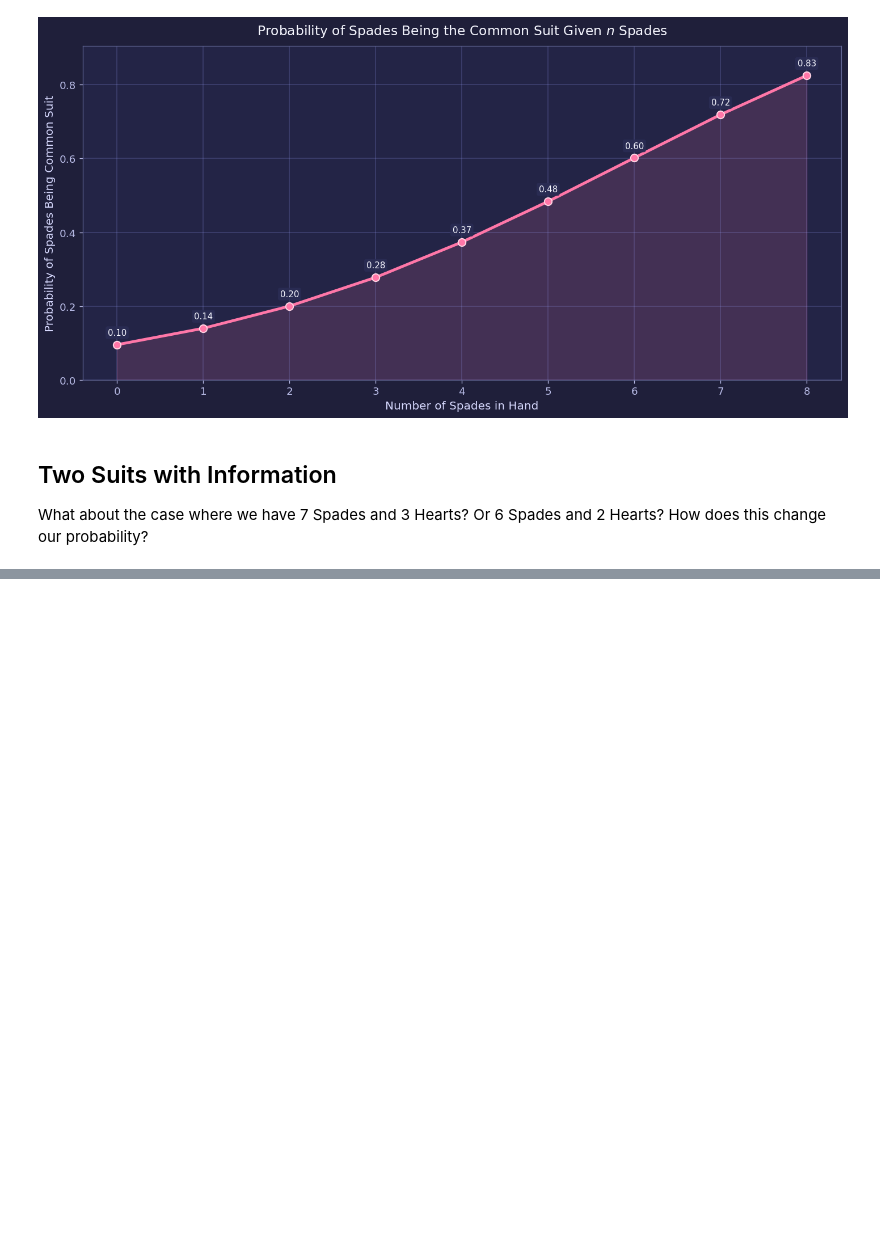
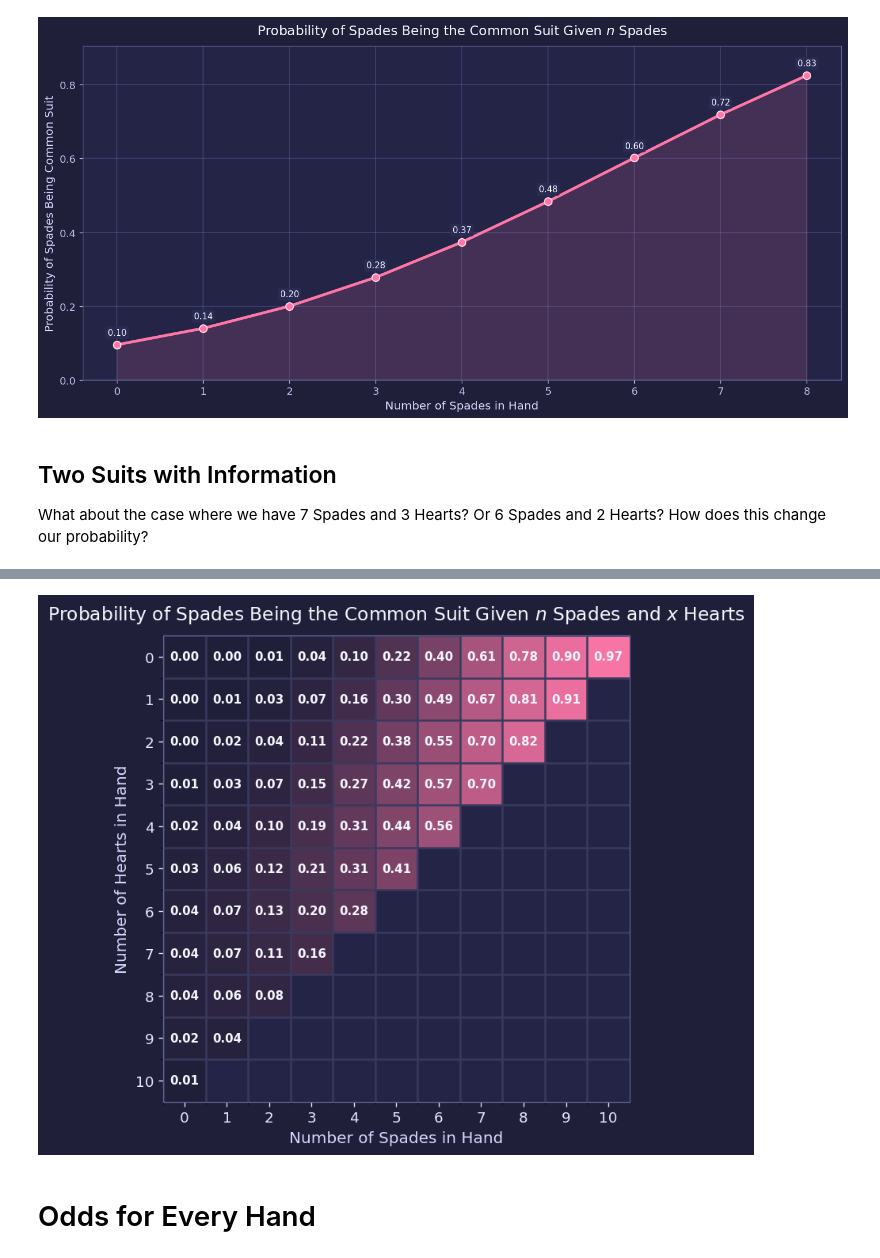
Before and after one commit to FloorMan/figgie-insights, a Jupyter notebook: Figgie_Statistical_Analysis.ipynb, the cells around one changed output, grey strips where cells are left out. Drawn from its saved outputs; the diff is of its cells as text; code cells hidden in the pictures; blank space fills up the shorter version.

```diff
--- a/Figgie_Statistical_Analysis.ipynb
+++ b/Figgie_Statistical_Analysis.ipynb
@@ -193,0 +252,6 @@ plot_probabilities_range(probabilities, fr"Probability of Spades Being the Commo
+# %%
+multi_card_heatmap()
+# %% [output]
+[figure, added]
+# %% [markdown]
+# Odds for Every Hand
```
Also changed, not shown: parts of 2 cells of this notebook, 1 other file.
